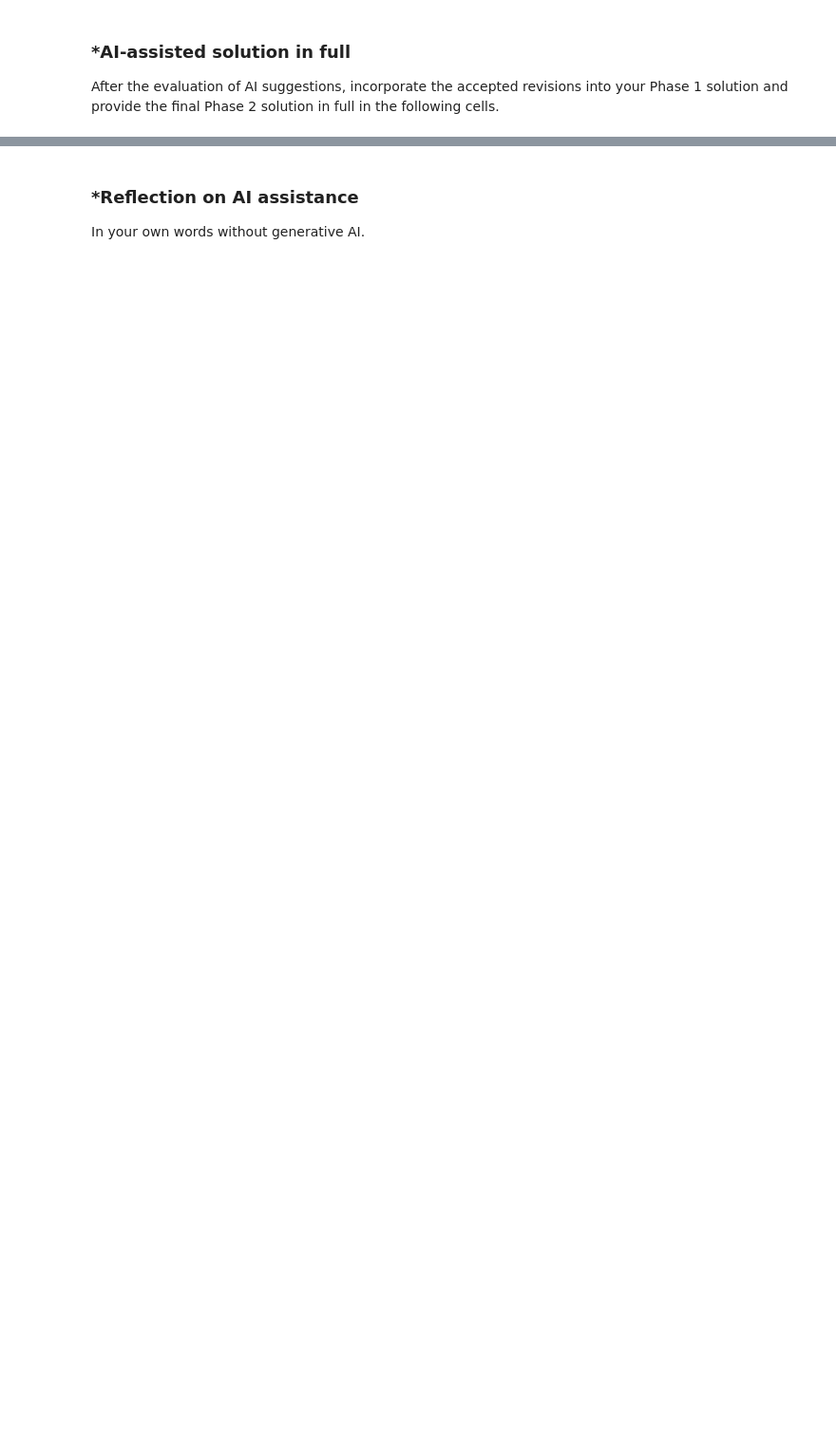
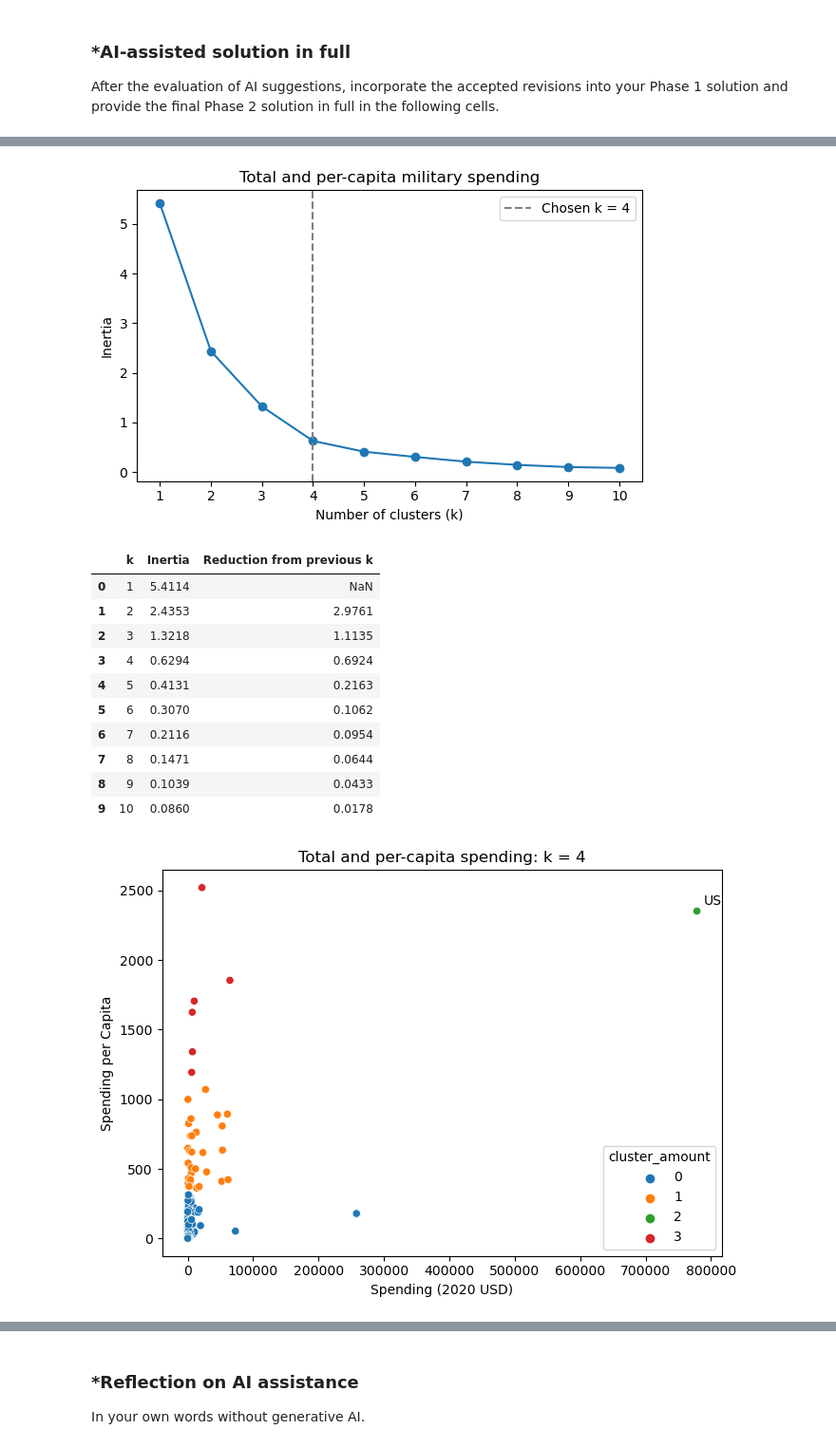
Before and after one commit to andrewniscool/A04-clustering, a Jupyter notebook: notebook.ipynb, the cells around one changed output, grey strips where cells are left out. Shown at 95% size. Cells and saved outputs as stored; diff of their text form; code cells hidden in the pictures; blank space fills up the shorter version.

```diff
--- a/notebook.ipynb
+++ b/notebook.ipynb
@@ -428,0 +624,28 @@ After the evaluation of AI suggestions, incorporate the accepted revisions into
+# %%
+cols_amount = ["Spending (2020 USD)", "Spending per Capita"]
+X_amount_scaled = minmax(filtered_SIPRI_df[cols_amount])
+scree_plot(X_amount_scaled, "Total and per-capita military spending", chosen_k=4)
+model_amount = KMeans(n_clusters=4, random_state=100, n_init=10)
+filtered_SIPRI_df["cluster_amount"] = model_amount.fit_predict(X_amount_scaled)
+fig, ax = plt.subplots(figsize=(7, 5))
+cluster_scatter(ax, "cluster_amount", *cols_amount)
+ax.set_title("Total and per-capita spending: k = 4")
+plt.tight_layout()
+plt.show()
+cluster_evidence("cluster_amount", cols_amount)
+print("Highest spending per capita:",
+      filtered_SIPRI_df.loc[filtered_SIPRI_df["Spending per Capita"].idxmax(), "Country"])
+# %% [output]
+[figure, added]
+|  | k | Inertia | Reduction from previous k |
+| 0 | 1 | 5.4114 | NaN |
+| 1 | 2 | 2.4353 | 2.9761 |
+| 2 | 3 | 1.3218 | 1.1135 |
+| 3 | 4 | 0.6294 | 0.6924 |
+| 4 | 5 | 0.4131 | 0.2163 |
+| 5 | 6 | 0.3070 | 0.1062 |
+| 6 | 7 | 0.2116 | 0.0954 |
+| 7 | 8 | 0.1471 | 0.0644 |
+| 8 | 9 | 0.1039 | 0.0433 |
+| 9 | 10 | 0.0860 | 0.0178 |
+[figure, added]
```
Also changed, not shown: parts of 24 cells of this notebook.
